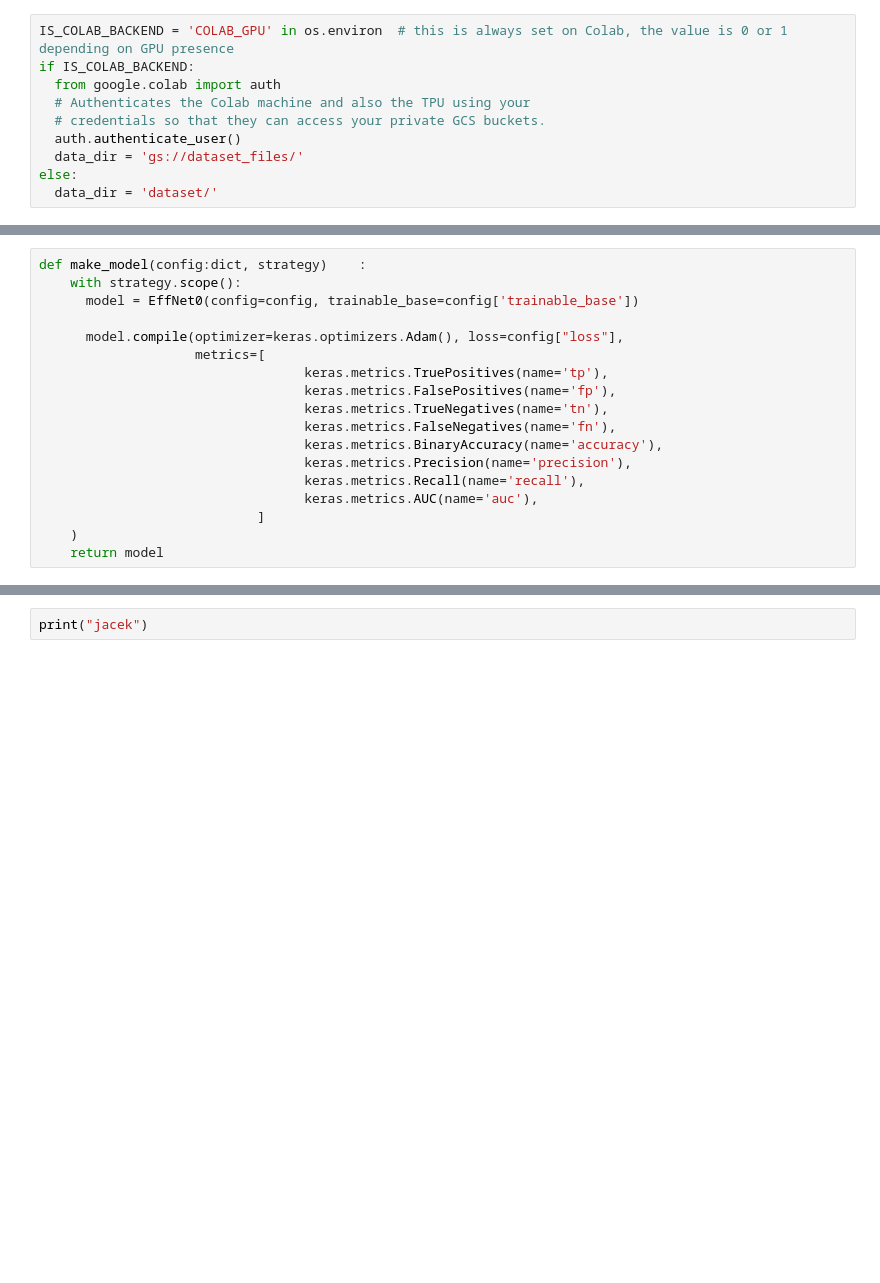
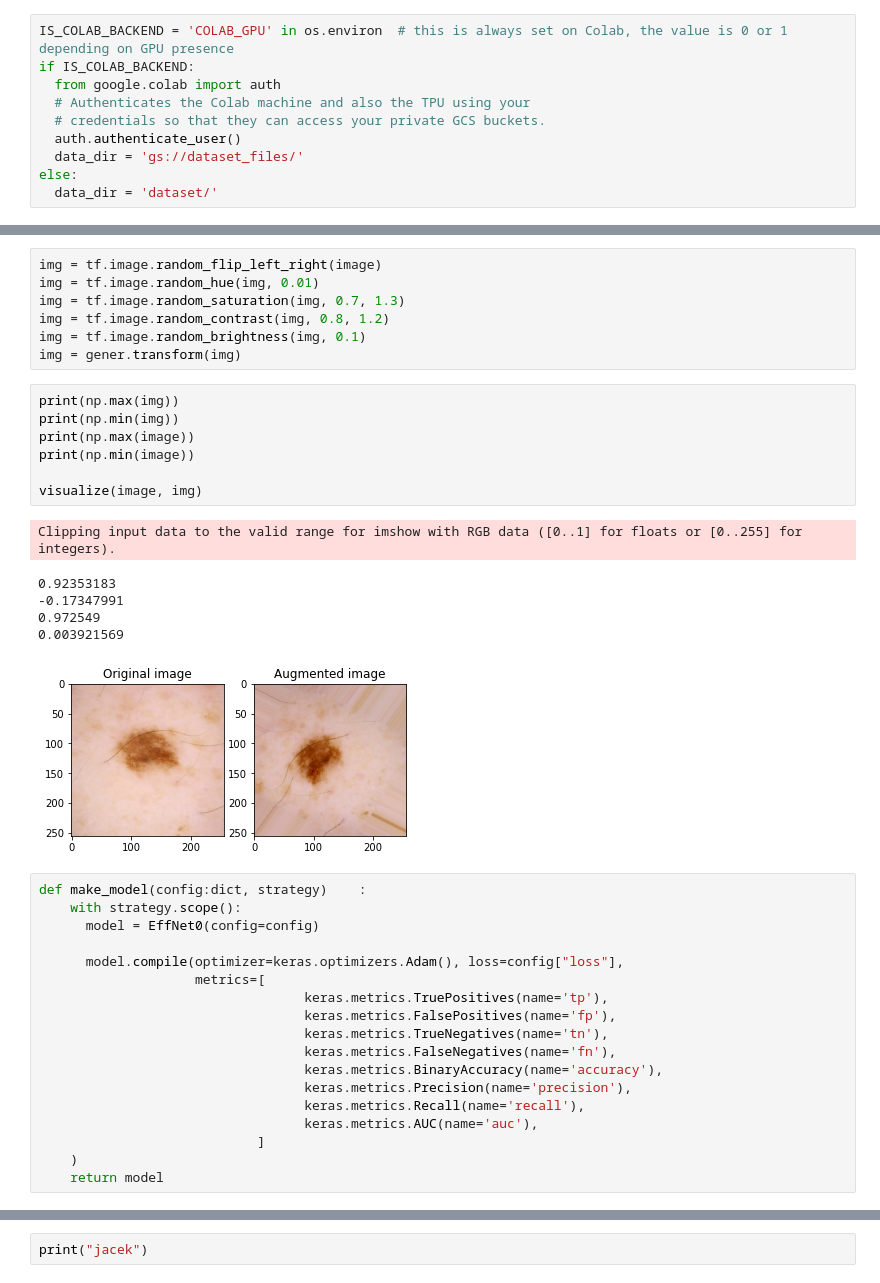
Before and after one commit to KornelBl/Melanoma-Classificator, a Jupyter notebook: main_notebook.ipynb, the cells around one changed output, grey strips where cells are left out. Saved outputs shown, nothing was run; the diff lists cells and outputs as text; blank space fills up the shorter version.

```diff
--- a/main_notebook.ipynb
+++ b/main_notebook.ipynb
@@ -124,7 +158,28 @@ files_test = np.sort(np.array(tf.io.gfile.glob(path + '/test*.tfrec')))
+# %%
+img = tf.image.random_flip_left_right(image)
+img = tf.image.random_hue(img, 0.01)
+img = tf.image.random_saturation(img, 0.7, 1.3)
+img = tf.image.random_contrast(img, 0.8, 1.2)
+img = tf.image.random_brightness(img, 0.1)
+img = gener.transform(img)
+# %%
+print(np.max(img))
+print(np.min(img))
+print(np.max(image))
+print(np.min(image))
+
+visualize(image, img)
+# %% [output]
+Clipping input data to the valid range for imshow with RGB data ([0..1] for floats or [0..255] for integers).
+0.92353183
+-0.17347991
+0.972549
+0.003921569
+[figure, added]
 # %%
 def make_model(config:dict, strategy)    :
     with strategy.scope():
-      model = EffNet0(config=config, trainable_base=config['trainable_base'])
+      model = EffNet0(config=config)
 
       model.compile(optimizer=keras.optimizers.Adam(), loss=config["loss"],
                     metrics=[
```
Also changed, not shown: parts of 19 cells of this notebook, 2 other files.
